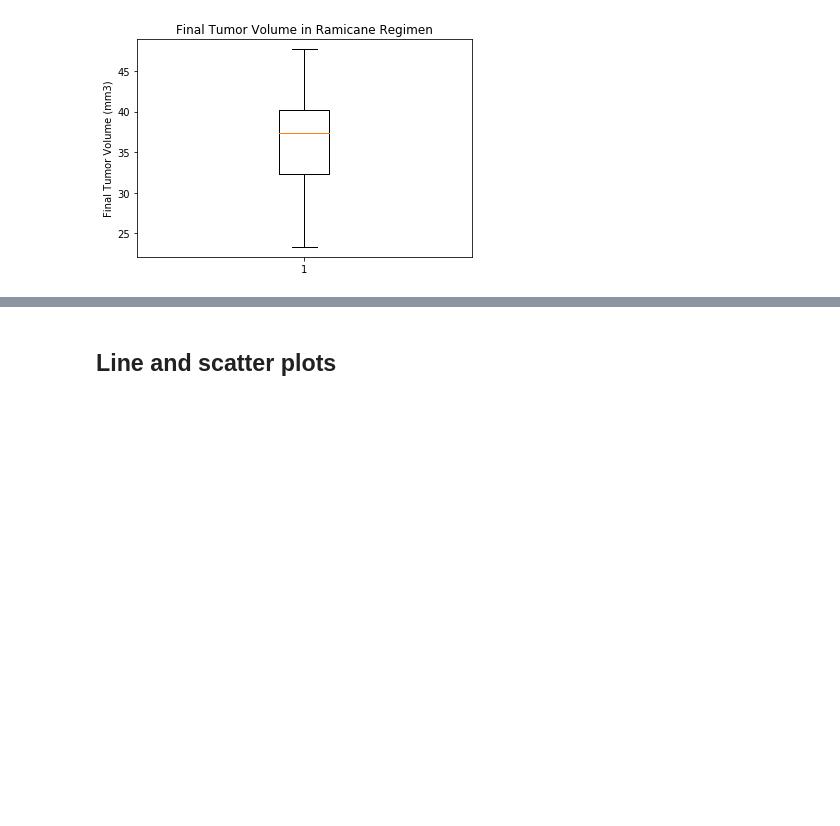
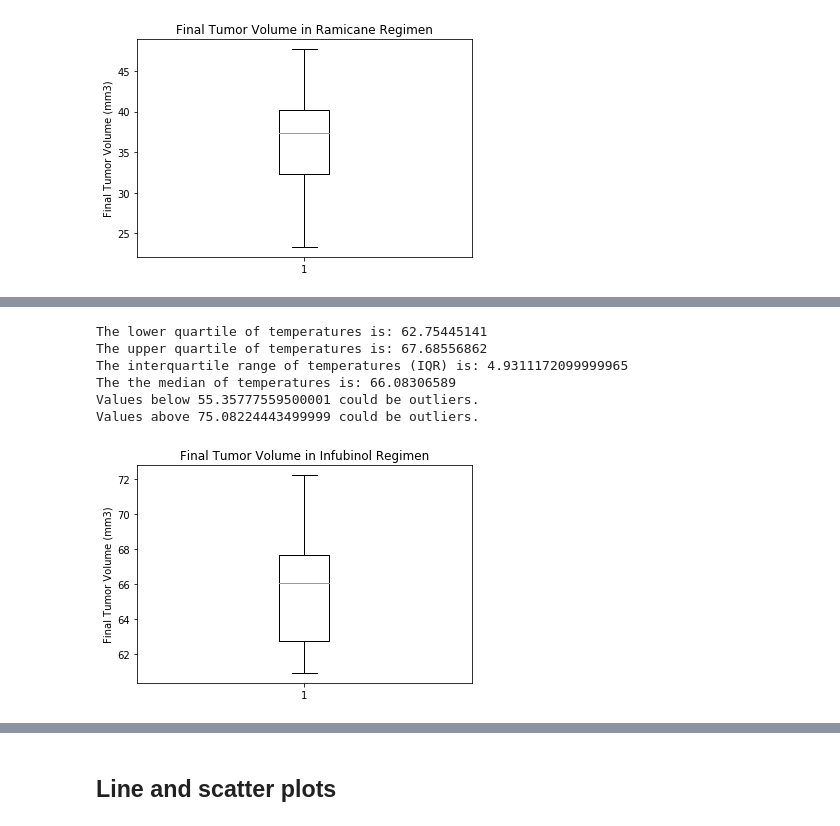
Before and after one commit to nguyenpe17/Matplotlib-The-Power-of-Plots, a Jupyter notebook: pymaceuticals_starter.ipynb, the cells around one changed output, grey strips where cells are left out. Cells and saved outputs as stored; diff of their text form; code cells hidden in the pictures; blank space fills up the shorter version.

```diff
--- a/pymaceuticals_starter.ipynb
+++ b/pymaceuticals_starter.ipynb
@@ -292,3 +292,7 @@ ax1.boxplot(cap_list)
 plt.show()
 # %% [output]
 [figure]
+# %%
+# Select data for Infubinol regimen and reset index
+inf_data_df = max_df[max_df['Drug Regimen'].isin(['Infubinol'])]
+inf_data_df.head().reset_index()
@@ -294,0 +306,5 @@ plt.show()
+# %%
+# Convert column "Tumor Volume" of the Infubinol regimen into a dataframe object
+inf_list = inf_data_df.sort_values(["Tumor Volume (mm3)"], ascending=True).reset_index()
+inf_list = inf_list["Tumor Volume (mm3)"]
+inf_list
@@ -294,0 +322,32 @@ plt.show()
+# %%
+# Calcuate quartile calculation - Infubinol
+quartiles = inf_list.quantile([.25,.5,.75])
+lowerq = quartiles[0.25]
+upperq = quartiles[0.75]
+iqr = upperq-lowerq
+
+print(f"The lower quartile of temperatures is: {lowerq}")
+print(f"The upper quartile of temperatures is: {upperq}")
+print(f"The interquartile range of temperatures (IQR) is: {iqr}")
+print(f"The the median of temperatures is: {quartiles[0.5]} ")
+
+lower_bound = lowerq - (1.5*iqr)
+upper_bound = upperq + (1.5*iqr)
+print(f"Values below {lower_bound} could be outliers.")
+print(f"Values above {upper_bound} could be outliers.")
+# %% [output]
+The lower quartile of temperatures is: 62.75445141
+The upper quartile of temperatures is: 67.68556862
+The interquartile range of temperatures (IQR) is: 4.9311172099999965
+The the median of temperatures is: 66.08306589
+Values below 55.35777559500001 could be outliers.
+Values above 75.08224443499999 could be outliers.
+# %%
+# Potential Outliers
+fig1, ax1 = plt.subplots()
+ax1.set_title('Final Tumor Volume in Infubinol Regimen')
+ax1.set_ylabel('Final Tumor Volume (mm3)')
+ax1.boxplot(inf_list)
+plt.show()
+# %% [output]
+[figure, added]
```
Also changed, not shown: parts of 7 cells of this notebook.
